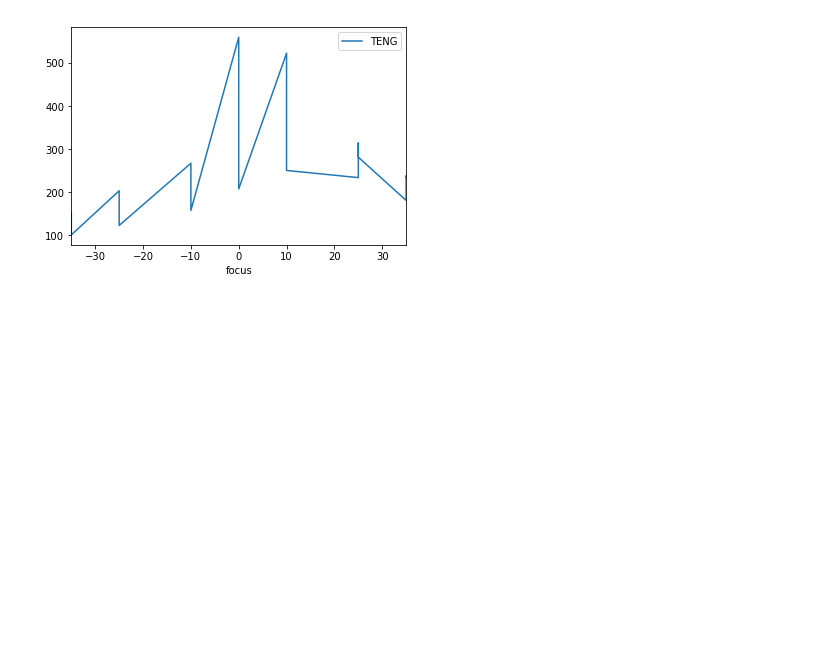
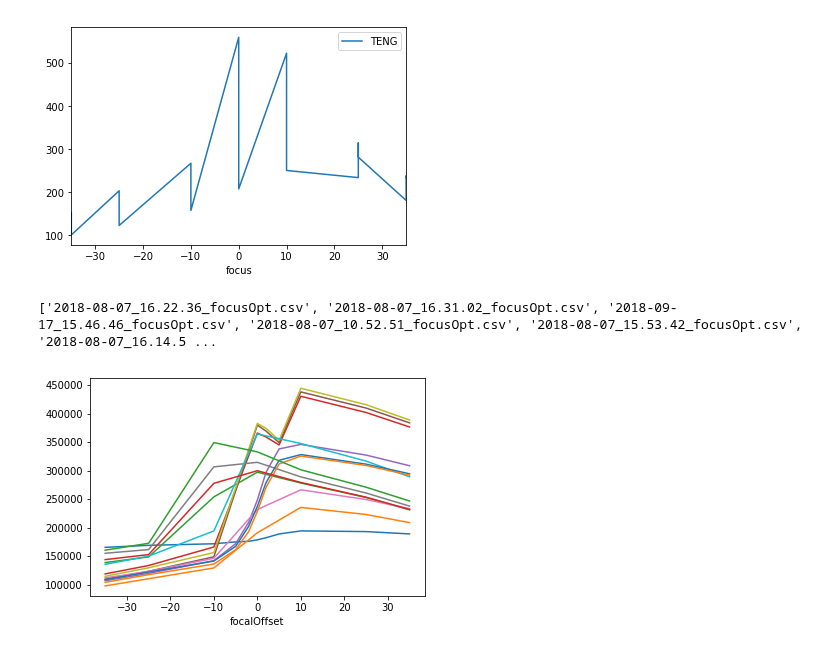
Before and after one commit to Aniruddh1/ipython-opencv-notebooks, a Jupyter notebook: notebooks/DIF_AutoFocus.ipynb, the cells around one changed output. Drawn from its saved outputs; the diff is of its cells as text; code cells hidden in the pictures; blank space fills up the shorter version.

Commit message:
Added a couple new NBs; cleanup here and there; lots of work on DIF/redis notebooks

```diff
--- a/notebooks/DIF_AutoFocus.ipynb
+++ b/notebooks/DIF_AutoFocus.ipynb
@@ -832,3 +842,34 @@ focusMeas_80_df.plot(y=['TENG'], x='focus', label='PD=80')
 [figure]
 [figure]
 [figure]
+# %%
+if False:
+    res_file = paths.results_root + '/2018-09-17_15.46.46_focusOpt.csv'
+    res_file = paths.results_root + '/2018-08-07_16.31.02_focusOpt.csv'
+else:
+    res_glob_filespec = "%s/*.csv" % (paths.results_root)
+    res_paths = glob.glob(res_glob_filespec)
+    res_files = [os.path.basename(path) for path in res_paths ]
+    print(res_files)
+# %% [output]
+['2018-08-07_16.22.36_focusOpt.csv', '2018-08-07_16.31.02_focusOpt.csv', '2018-09-17_15.46.46_focusOpt.csv', '2018-08-07_10.52.51_focusOpt.csv', '2018-08-07_15.53.42_focusOpt.csv', '2018-08-07_16.14.5 ...
+# %%
+for res_file in res_paths:
+    if res_file.find("2018-09-17_15.46.46_focusOpt.csv") >= 0:
+        continue
+
+    # read in file
+    focalResults_df = pd.read_csv(res_file, header=0)
+
+    # clean up: grab the val in last row as applied offset, then remove that row
+    appliedOffset = focalResults_df.iloc[-1, 0]
+    #print(appliedOffset)
+    focalResults_df = focalResults_df[:-1]
+    focalResults_df
+
+    focalOffsets = focalResults_df.groupby('focalOffset')
+    #focalOffsets.get_group(-35.0).mean()
+    des = focalOffsets["meanFocalMeasure"].describe()
+    des['mean'].plot()
+# %% [output]
+[figure, added]
```
Also changed, not shown: parts of 8 cells of this notebook, 8 other files.
